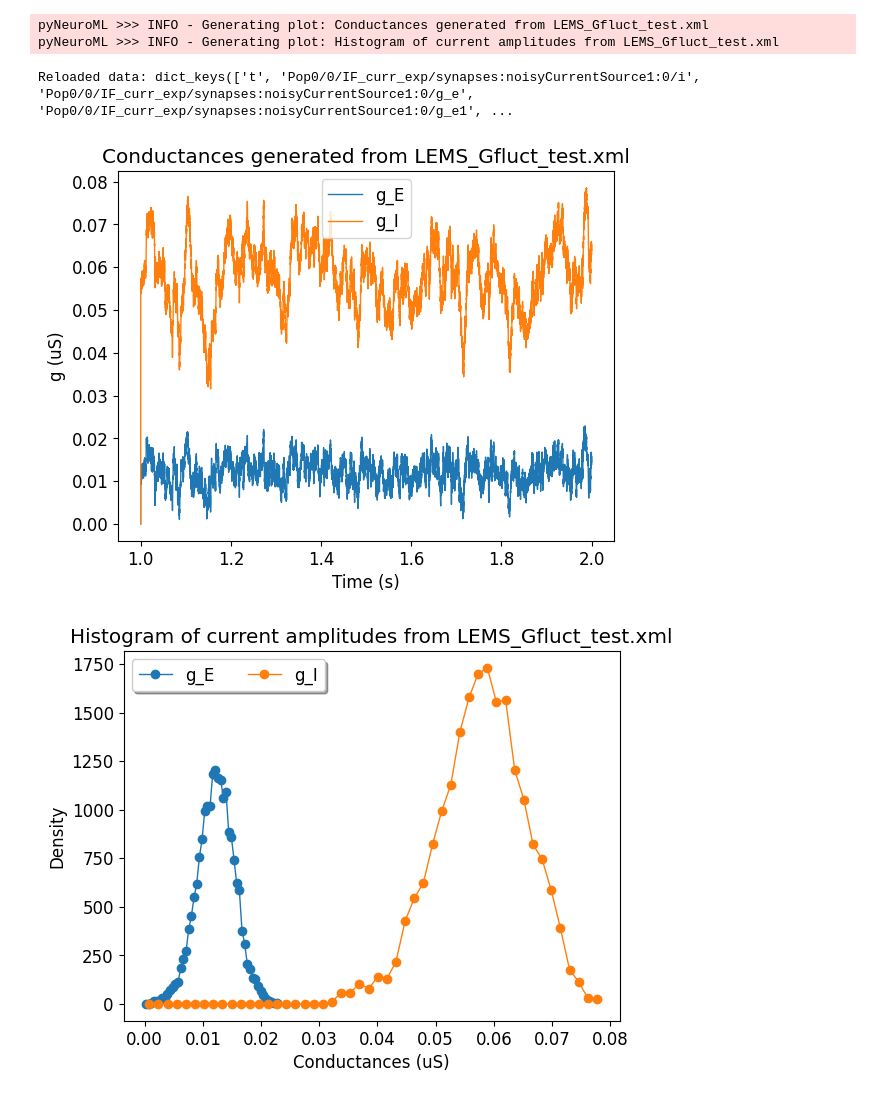
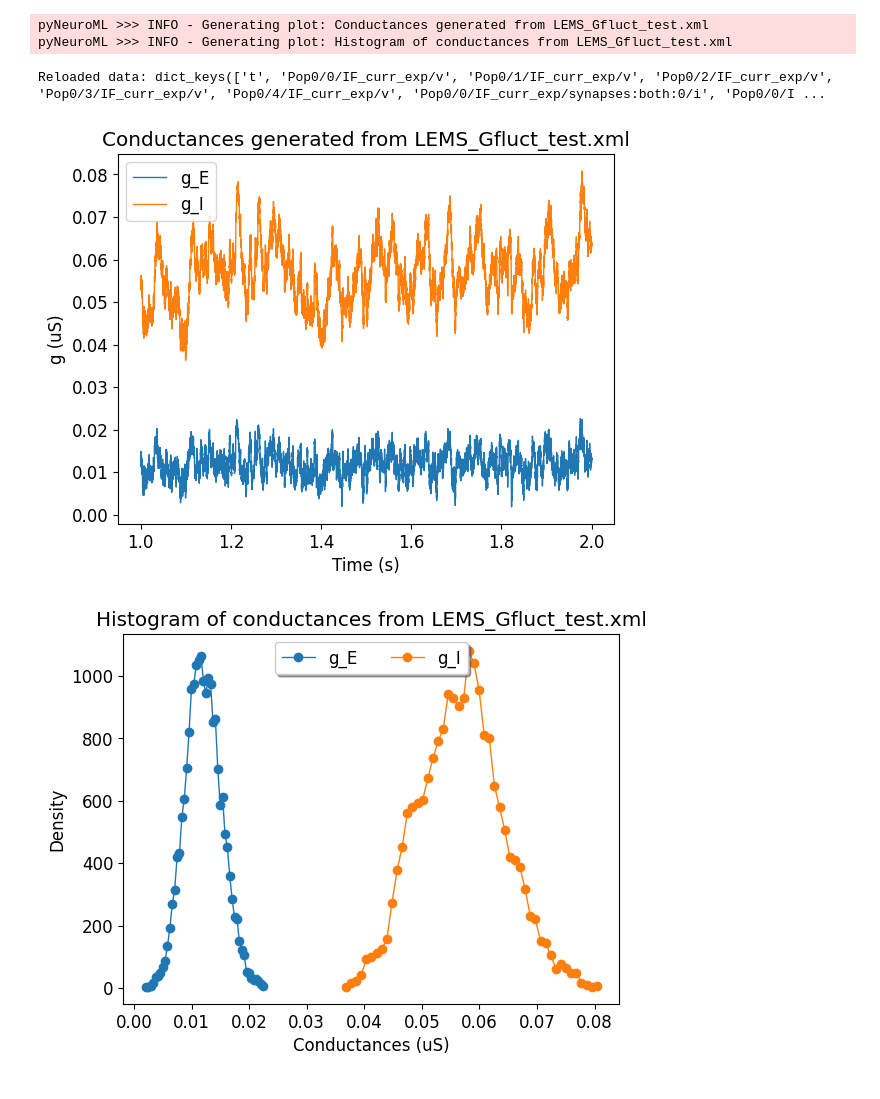
Before and after one commit to OpenSourceBrain/StochasticityShowcase, a Jupyter notebook: NeuroML2/TestGfluct.ipynb, the cells around one changed output. Drawn from its saved outputs; the diff is of its cells as text; code cells hidden in the pictures.

```diff
--- a/NeuroML2/TestGfluct.ipynb
+++ b/NeuroML2/TestGfluct.ipynb
@@ -29,8 +29,8 @@ for lems_file in lems_files:
     print("Reloaded data: %s"%results.keys())
 
     ax = pynml.generate_plot([results['t'][data_start:data_end],results['t'][data_start:data_end]],
-                             [numpy.array(results['Pop0/0/IF_curr_exp/synapses:noisyCurrentSource1:0/g_e'][data_start:data_end])*1e6,
-                              numpy.array(results['Pop0/0/IF_curr_exp/synapses:noisyCurrentSource1:0/g_i'][data_start:data_end])*1e6,
+                             [numpy.array(results['Pop0/0/IF_curr_exp/synapses:both:0/g_e'][data_start:data_end])*1e6,
+                              numpy.array(results['Pop0/0/IF_curr_exp/synapses:both:0/g_i'][data_start:data_end])*1e6,
                               ],
                              "Conductances generated from %s"%lems_file,
                              xaxis = 'Time (s)',
@@ -38,37 +38,37 @@ for lems_file in lems_files:
                              labels=['g_E','g_I'],
                              title_above_plot=True,
                              show_plot_already=False)
 
     bins=50
 
-    hist1, edges1 = numpy.histogram(numpy.array(results['Pop0/0/IF_curr_exp/synapses:noisyCurrentSource1:0/g_e'][data_start:data_end])*1e6,bins=bins)
+    hist1, edges1 = numpy.histogram(numpy.array(results['Pop0/0/IF_curr_exp/synapses:both:0/g_e'][data_start:data_end])*1e6,bins=bins)
     mid1 = [e +(edges1[1]-edges1[0])/2 for e in edges1[:-1]]
 
-    hist2, edges2 = numpy.histogram(numpy.array(results['Pop0/0/IF_curr_exp/synapses:noisyCurrentSource1:0/g_i'][data_start:data_end])*1e6,bins=bins)
+    hist2, edges2 = numpy.histogram(numpy.array(results['Pop0/0/IF_curr_exp/synapses:both:0/g_i'][data_start:data_end])*1e6,bins=bins)
     mid2 = [e +(edges2[1]-edges2[0])/2 for e in edges2[:-1]]
 
     xs = [mid1,mid2]
     ys = [hist1, hist2]
     markers = ['o','o','o']
     labels = ['g_E','g_I']
 
 
     ax.legend()
     ax = pynml.generate_plot(xs,
                              ys,
-                             "Histogram of current amplitudes from %s"%lems_file,
+                             "Histogram of conductances from %s"%lems_file,
                              xaxis = 'Conductances (uS)',
                              yaxis = 'Density',
                              title_above_plot=True,
                              markers = markers,
                              show_plot_already=False,
                              labels=labels)
 
 
 plt.show()
 # %% [output]
 pyNeuroML >>> INFO - Generating plot: Conductances generated from LEMS_Gfluct_test.xml
-pyNeuroML >>> INFO - Generating plot: Histogram of current amplitudes from LEMS_Gfluct_test.xml
+pyNeuroML >>> INFO - Generating plot: Histogram of conductances from LEMS_Gfluct_test.xml
-Reloaded data: dict_keys(['t', 'Pop0/0/IF_curr_exp/synapses:noisyCurrentSource1:0/i', 'Pop0/0/IF_curr_exp/synapses:noisyCurrentSource1:0/g_e', 'Pop0/0/IF_curr_exp/synapses:noisyCurrentSource1:0/g_e1', ...
+Reloaded data: dict_keys(['t', 'Pop0/0/IF_curr_exp/v', 'Pop0/1/IF_curr_exp/v', 'Pop0/2/IF_curr_exp/v', 'Pop0/3/IF_curr_exp/v', 'Pop0/4/IF_curr_exp/v', 'Pop0/0/IF_curr_exp/synapses:both:0/i', 'Pop0/0/I ...
-[figure, old version]
+[figure, new version]
-[figure, old version]
+[figure, new version]
```
Also changed, not shown: parts of 1 cell of this notebook.
